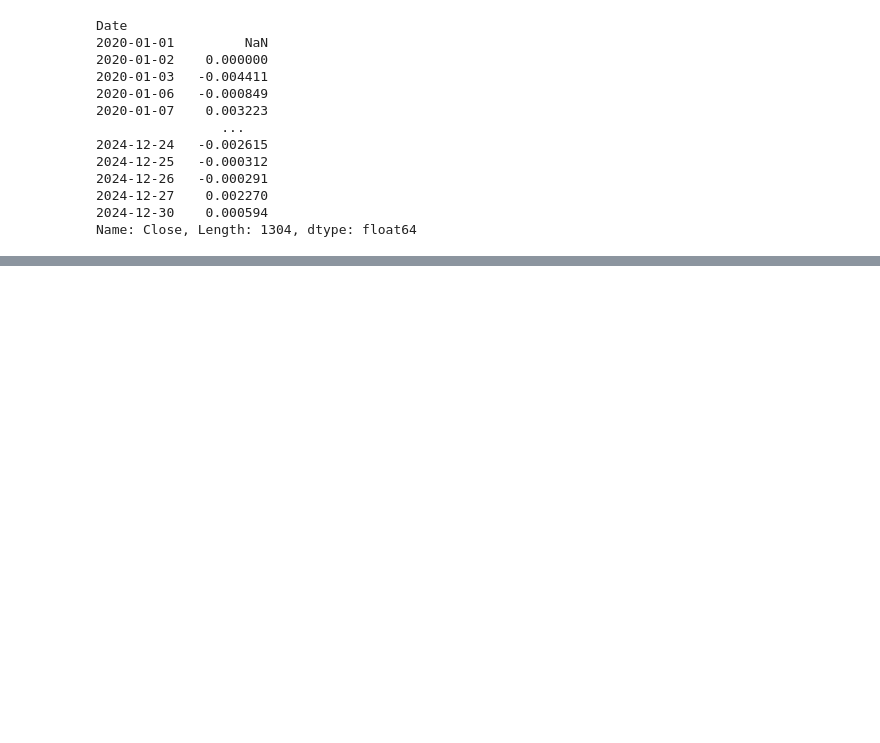
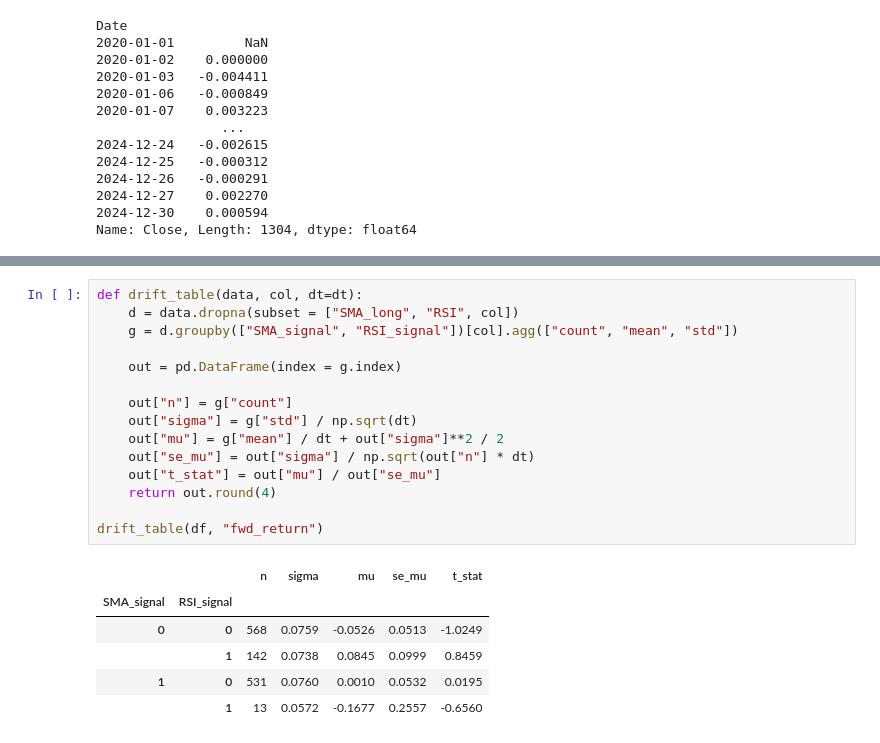
Before and after one commit to syeramaddu385/optimalStopping, a Jupyter notebook: data.ipynb, the cells around one changed output, grey strips where cells are left out. Drawn from its saved outputs; the diff is of its cells as text; blank space fills up the shorter version.

```diff
--- a/data.ipynb
+++ b/data.ipynb
@@ -58,0 +82,22 @@ Name: Close, Length: 1304, dtype: float64
+# %%
+def drift_table(data, col, dt=dt):
+    d = data.dropna(subset = ["SMA_long", "RSI", col])
+    g = d.groupby(["SMA_signal", "RSI_signal"])[col].agg(["count", "mean", "std"])
+
+    out = pd.DataFrame(index = g.index)
+
+    out["n"] = g["count"]
+    out["sigma"] = g["std"] / np.sqrt(dt)
+    out["mu"] = g["mean"] / dt + out["sigma"]**2 / 2
+    out["se_mu"] = out["sigma"] / np.sqrt(out["n"] * dt)
+    out["t_stat"] = out["mu"] / out["se_mu"]
+    return out.round(4)
+
+drift_table(df, "fwd_return")
+# %% [output]
+|  |  | n | sigma | mu | se_mu | t_stat |
+| SMA_signal | RSI_signal |  |  |  |  |  |
+| 0 | 0 | 568 | 0.0759 | -0.0526 | 0.0513 | -1.0249 |
+|  | 1 | 142 | 0.0738 | 0.0845 | 0.0999 | 0.8459 |
+| 1 | 0 | 531 | 0.0760 | 0.0010 | 0.0532 | 0.0195 |
+|  | 1 | 13 | 0.0572 | -0.1677 | 0.2557 | -0.6560 |
```
Also changed, not shown: parts of 8 cells of this notebook.
